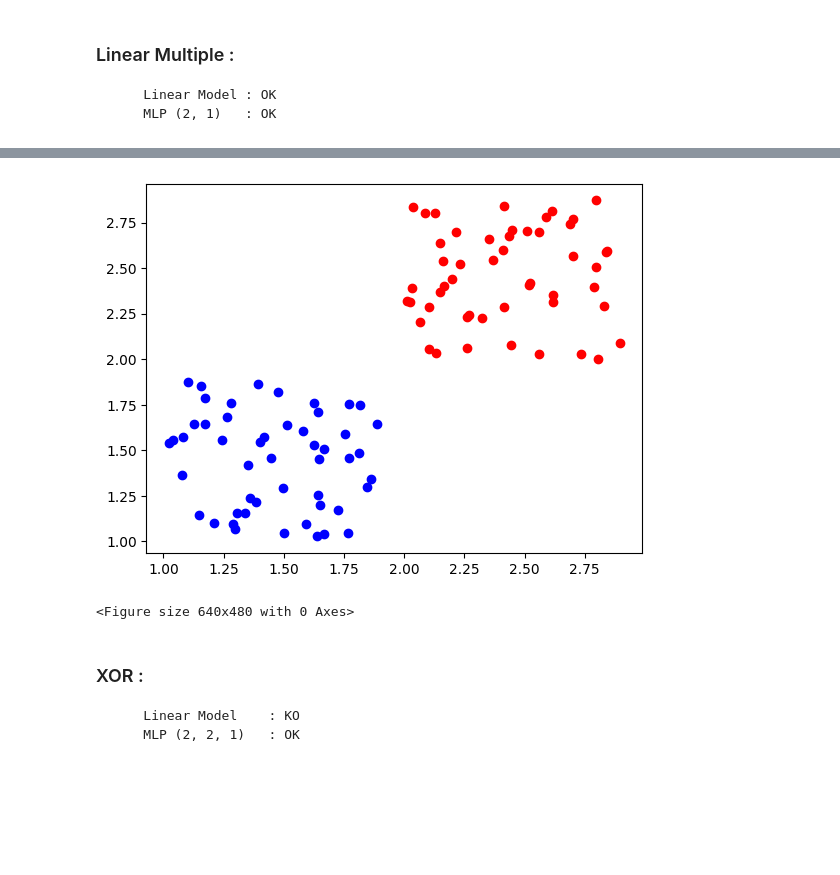
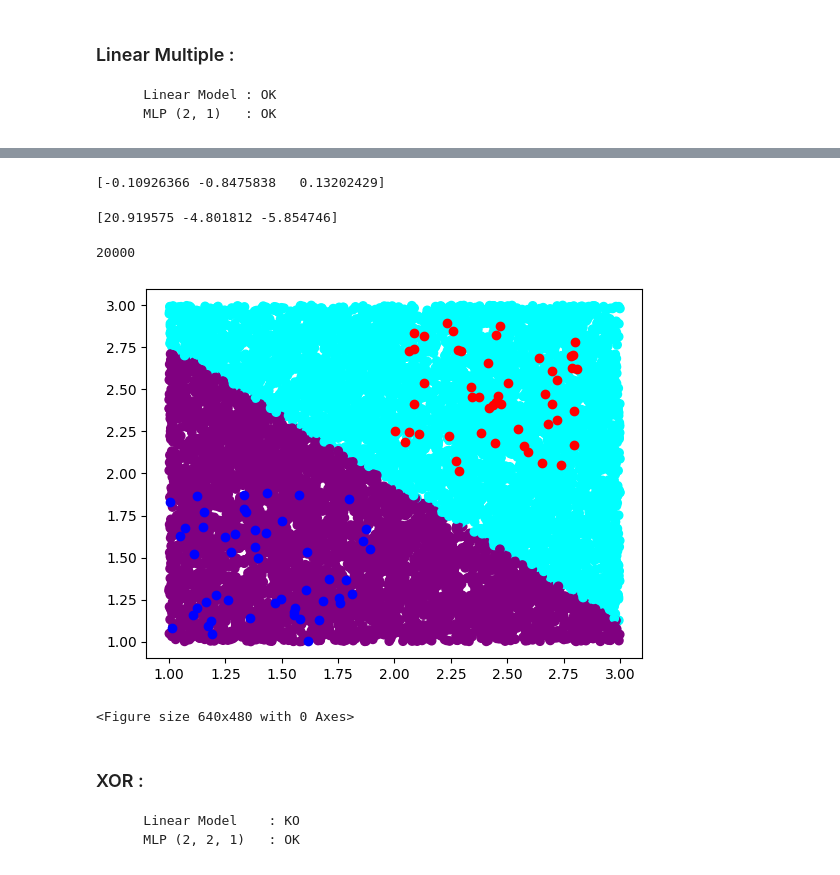
Before and after one commit to Elbub/3IABD2---Projet-annuel, a Jupyter notebook: tests_interops/notebook_test_interops_pmc_classification.ipynb, the cells around one changed output, grey strips where cells are left out. Saved outputs shown, nothing was run; the diff lists cells and outputs as text; code cells hidden in the pictures; blank space fills up the shorter version.

```diff
--- a/tests_interops/notebook_test_interops_pmc_classification.ipynb
+++ b/tests_interops/notebook_test_interops_pmc_classification.ipynb
@@ -161,11 +161,11 @@ predicted_labels = []
 predicted_x_1 = []
 predicted_x_2 = []
 
-for i in range(len(X_to_predict)) :
+for i in range(len(X_to_predict_flat)) :
     if i%2 == 0 :
-        predicted_x_1.append(X_to_predict[i])
+        predicted_x_1.append(X_to_predict_flat[i])
     else :
-        predicted_x_2.append(X_to_predict[i])
+        predicted_x_2.append(X_to_predict_flat[i])
 
 for y in pmc_predict_model :
     if y < 0 :
@@ -214,3 +243,49 @@ plt.clf()
 # %%
-X = np.concatenate([np.random.random((50,2)) * 0.9 + np.array([1, 1]), np.random.random((50,2)) * 0.9 + np.array([2, 2])])
-Y = np.concatenate([np.ones((50, 1)), np.ones((50, 1)) * -1.0])
+X = np.concatenate([np.random.random((50,2)) * 0.9 + np.array([1, 1]), np.random.random((50,2)) * 0.9 + np.array([2, 2])], dtype=ctypes.c_float)
+Y = np.concatenate([np.ones((50, 1)), np.ones((50, 1)) * -1.0],dtype=ctypes.c_float)
+# %%
+w_array_ptr = my_lib.generate_random_mpl_w(layers_ptr_pmc, number_of_layers)
+w_array = np.ctypeslib.as_array(w_array_ptr, ((3,)))
+print(w_array)
+X_flat = X.flatten()
+LP_c_float = ctypes.POINTER(ctypes.c_float)
+x_to_predict = (ctypes.c_float * len(X_flat))(*X_flat)
+x_to_predict_ptr = ctypes.cast(x_to_predict, LP_c_float)
+LP_c_float = ctypes.POINTER(ctypes.c_float)
+y_to_predict = (ctypes.c_float * len(Y))(*Y)
+y_to_predict_ptr = ctypes.cast(y_to_predict, LP_c_float)
+my_lib.multi_layer_perceptron_training.argtypes = [
+    ctypes.POINTER(ctypes.c_float),
+    ctypes.POINTER(ctypes.c_float),
+    ctypes.POINTER(ctypes.c_float),
+    ctypes.c_int32,
+    ctypes.c_int32,
+    ctypes.c_int32,
+    ctypes.c_float,
+    ctypes.c_int32,
+    ctypes.POINTER(ctypes.c_float),
+    ctypes.c_int32,
+    ctypes.c_bool,
+]
+my_lib.multi_layer_perceptron_training.restype = ctypes.POINTER(ctypes.c_float)
+# %% [output]
+[-0.10926366 -0.8475838   0.13202429]
+# %%
+pmc_trained_model_ptr = my_lib.multi_layer_perceptron_training(
+    w_array_ptr,
+    y_to_predict_ptr,
+    x_to_predict_ptr,
+    len(X),  # number of inputs
+    len(X[0]),  # dimension of inputs
+    1,  # number of classes to predict
+    0.01,  # learning rate
+    100000,  # epochs
+    layers_ptr_pmc,  # pointeur vers la forme de pmc
+    number_of_layers,  # number of layers
+    True,
+)
+
+pmc_trained_model = np.ctypeslib.as_array(pmc_trained_model_ptr, (3,))
+print(pmc_trained_model)
+# %% [output]
+[20.919575 -4.801812 -5.854746]
@@ -217,10 +333,31 @@ Y = np.concatenate([np.ones((50, 1)), np.ones((50, 1)) * -1.0])
+# %%
+print(len(X_to_predict_flat))
+# %% [output]
+20000
+# %%
+predicted_labels = []
+predicted_x_1 = []
+predicted_x_2 = []
+
+for i in range(len(X_to_predict_flat)) :
+    if i%2 == 0 :
+        predicted_x_1.append(X_to_predict_flat[i])
+    else :
+        predicted_x_2.append(X_to_predict_flat[i])
+
+for y in pmc_predict_model :
+    if y < 0 :
+        predicted_labels.append('cyan')
+    else :
+        predicted_labels.append('purple')
 # %%
+plt.scatter(predicted_x_1, predicted_x_2, c=predicted_labels)
 plt.scatter(X[0:50, 0], X[0:50, 1], color='blue')
 plt.scatter(X[50:100,0], X[50:100,1], color='red')
 plt.show()
 plt.clf()
 # %% [output]
-[figure, old version]
+[figure, new version]
 <Figure size 640x480 with 0 Axes>
 # %% [markdown]
 ### XOR :
```
Also changed, not shown: parts of 23 cells of this notebook.
